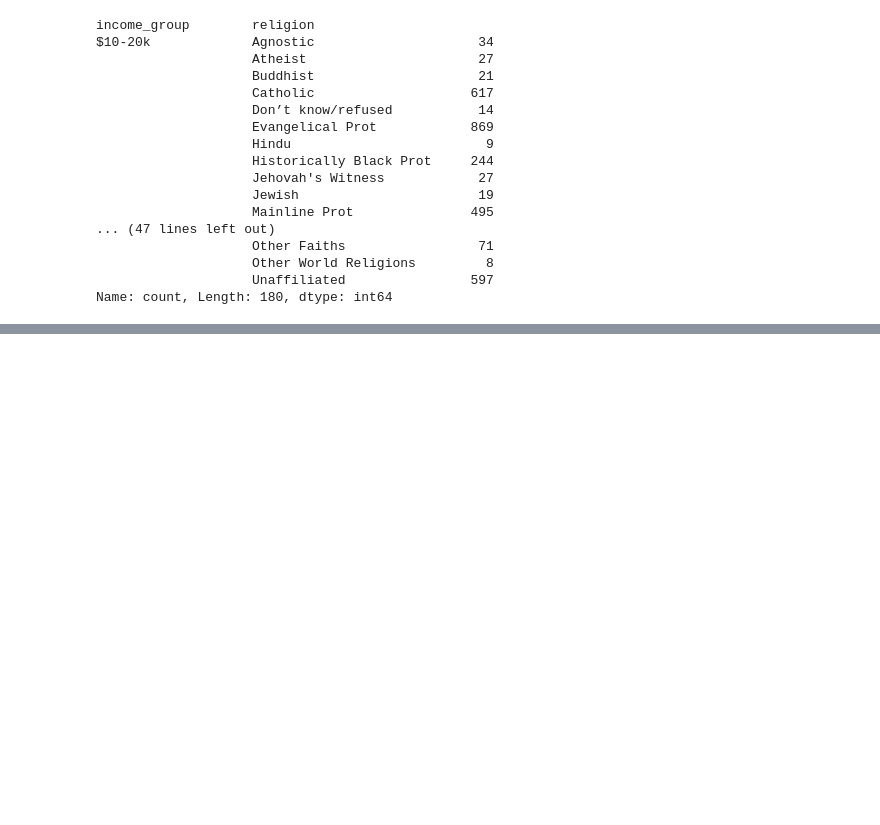
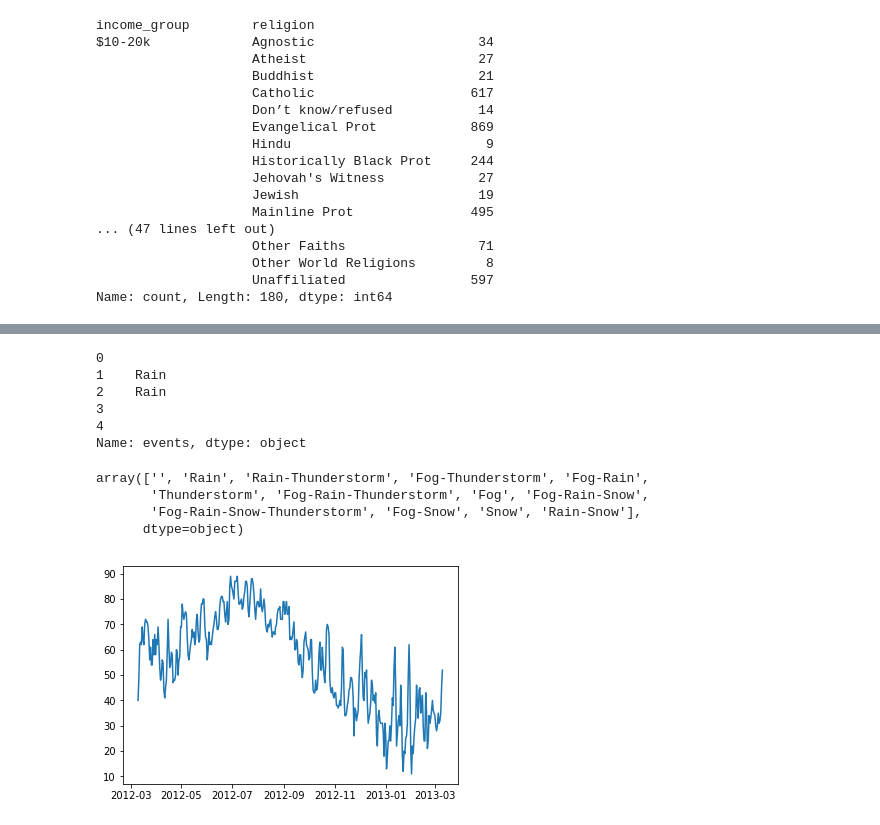
Before and after one commit to viraco4a/SoftUni, a Jupyter notebook: DataScience/02. Data-Tidying-and-Cleaning_Lab/Data Tidying and Cleaning Lab.ipynb, the cells around one changed output, grey strips where cells are left out. Saved outputs shown, nothing was run; the diff lists cells and outputs as text; code cells hidden in the pictures; blank space fills up the shorter version.

```diff
--- a/DataScience/02. Data-Tidying-and-Cleaning_Lab/Data Tidying and Cleaning Lab.ipynb
+++ b/DataScience/02. Data-Tidying-and-Cleaning_Lab/Data Tidying and Cleaning Lab.ipynb
@@ -684,0 +878,23 @@ Name: count, Length: 180, dtype: int64
+# %%
+weather_data.events = weather_data.events.fillna("")
+# %%
+weather_data.events.head()
+# %% [output]
+0
+1    Rain
+2    Rain
+3
+4
+Name: events, dtype: object
+# %%
+weather_data.events.unique()
+# %% [output]
+array(['', 'Rain', 'Rain-Thunderstorm', 'Fog-Thunderstorm', 'Fog-Rain',
+       'Thunderstorm', 'Fog-Rain-Thunderstorm', 'Fog', 'Fog-Rain-Snow',
+       'Fog-Rain-Snow-Thunderstorm', 'Fog-Snow', 'Snow', 'Rain-Snow'],
+      dtype=object)
+# %%
+plt.plot(weather_data.date, weather_data.mean_temp)
+plt.show()
+# %% [output]
+[figure, added]
```
Also changed, not shown: parts of 28 cells of this notebook.
